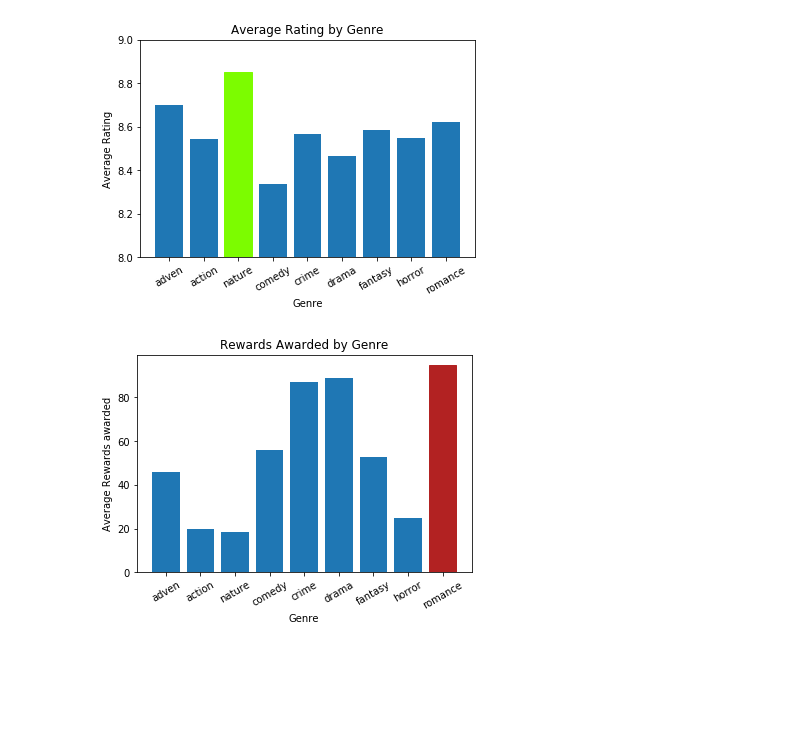
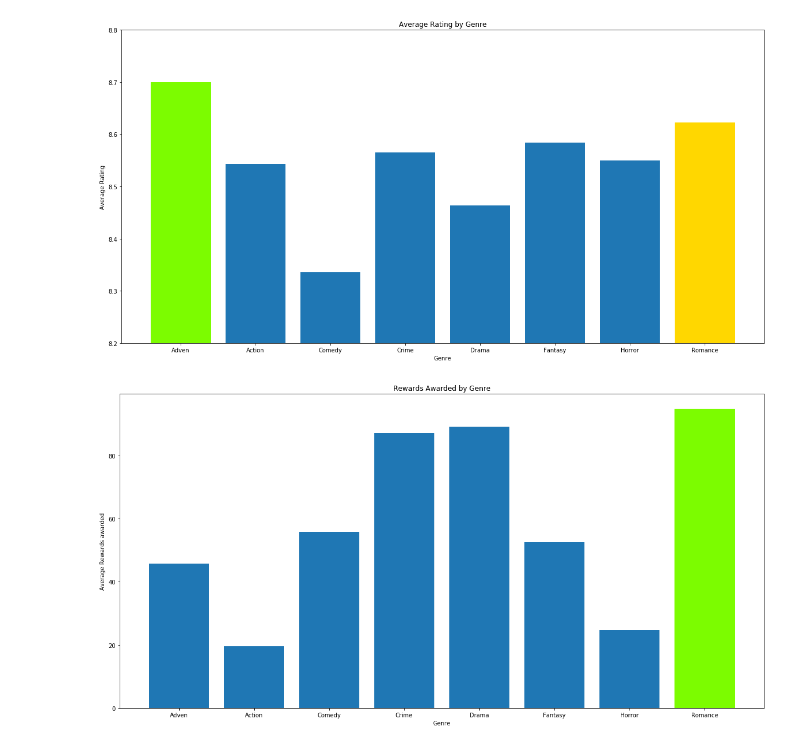
Before and after one commit to Kanqaroo/movieassestment-project, a Jupyter notebook: genre_vs_rating_graph.ipynb, the cells around one changed output. Saved outputs shown, nothing was run; the diff lists cells and outputs as text; code cells hidden in the pictures; blank space fills up the shorter version.

Commit message:
completed graphs

```diff
--- a/genre_vs_rating_graph.ipynb
+++ b/genre_vs_rating_graph.ipynb
@@ -30,28 +26,31 @@ fantasy1 = df[df['Fantasy']==1].groupby('Fantasy')['award_exposure'].mean()[1]
 horror1 = df[df['Horror']==1].groupby('Horror')['award_exposure'].mean()[1]
 romance1 = df[df['Romance']==1].groupby('Romance')['award_exposure'].mean()[1]
 # %%
-genre_name = ('adven','action','nature','comedy','crime','drama','fantasy','horror','romance')
-genre_rating = (adven,action,nature,comedy,crime,drama,fantasy,horror,romance)
-average_reward_rating = (adven1,action1,nature1,comedy1,crime1,drama1,fantasy1,horror1,romance1)
+genre_name = ('Adven','Action','Comedy','Crime','Drama','Fantasy','Horror','Romance')
+genre_rating = (adven,action,comedy,crime,drama,fantasy,horror,romance)
+average_reward_rating = (adven1,action1,comedy1,crime1,drama1,fantasy1,horror1,romance1)
 # %%
-barlist = plt.bar(genre_name, genre_rating, align='center',alpha=1)
+fig, ax = plt.subplots(figsize=(20, 10))
+barlist = ax.bar(genre_name,genre_rating, align ="center",alpha = 1)
 plt.xlabel('Genre')
 plt.ylabel('Average Rating')
 plt.title('Average Rating by Genre')
-plt.xticks(rotation=30)
-barlist[2].set_color('lawngreen')
-plt.ylim((8,9))
+plt.xticks(rotation=0)
+barlist[0].set_color('lawngreen')
+barlist[7].set_color('gold')
+plt.ylim((8.2,8.8))
 plt.show()
 # %% [output]
-[figure, old version]
+[figure, new version]
 # %%
-barlist1 = plt.bar(genre_name, average_reward_rating, align='center',alpha=1)
+fig, ax1 = plt.subplots(figsize=(20, 10))
+barlist1 = ax1.bar(genre_name, average_reward_rating, align='center',alpha=1)
 plt.xlabel('Genre')
 plt.ylabel('Average Rewards awarded')
 plt.title('Rewards Awarded by Genre')
-plt.xticks(rotation=30)
-barlist1[8].set_color('firebrick')
+plt.xticks(rotation=0)
+barlist1[7].set_color('lawngreen')
 plt.show()
 # %% [output]
-[figure, old version]
+[figure, new version]
 # %%
```
Also changed, not shown: parts of 9 cells of this notebook.
